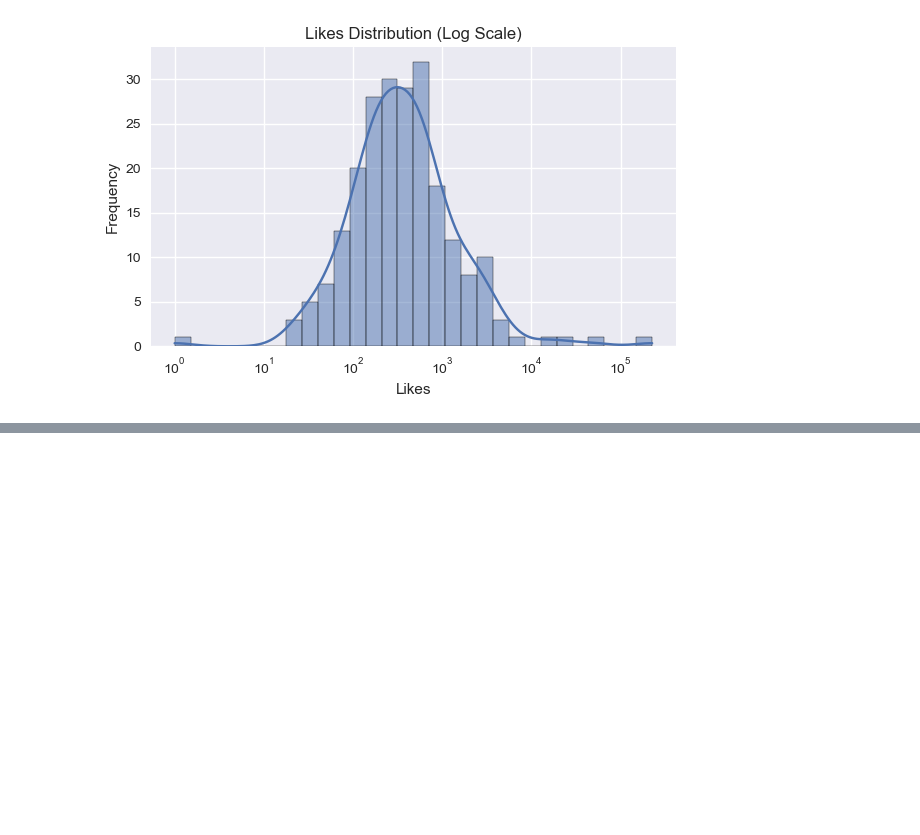
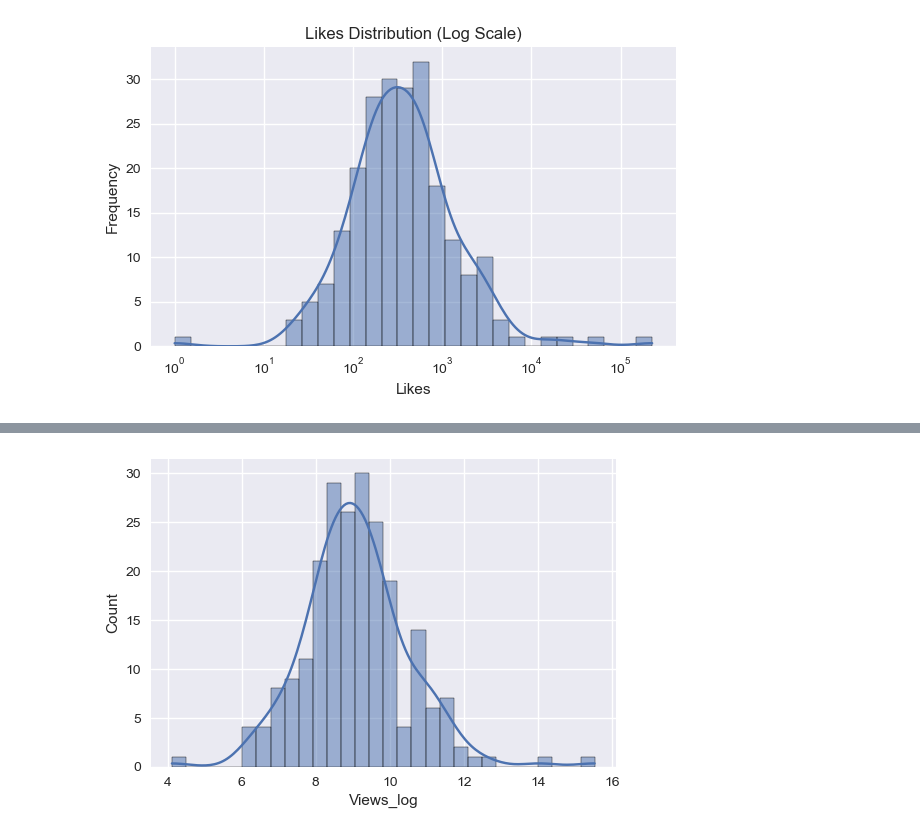
Before and after one commit to Destructor7453/kenjee_youtube_eda, a Jupyter notebook: notebooks/eda.ipynb, the cells around one changed output, grey strips where cells are left out. Saved outputs shown, nothing was run; the diff lists cells and outputs as text; code cells hidden in the pictures; blank space fills up the shorter version.

```diff
--- a/notebooks/eda.ipynb
+++ b/notebooks/eda.ipynb
@@ -139,0 +179,10 @@ for col in ['Views', 'Likes']:
+# %%
+df_transformed = df.copy()
+df_transformed['Views_log'] = np.log1p(df_transformed['Views'])
+# %%
+plt.figure(figsize=(6,4))
+sns.histplot(df_transformed['Views_log'], bins=30, kde=True)
+axes[0].set_title('Views (Log Transformed)')
+plt.show()
+# %% [output]
+[figure, added]
```
Also changed, not shown: parts of 12 cells of this notebook.
